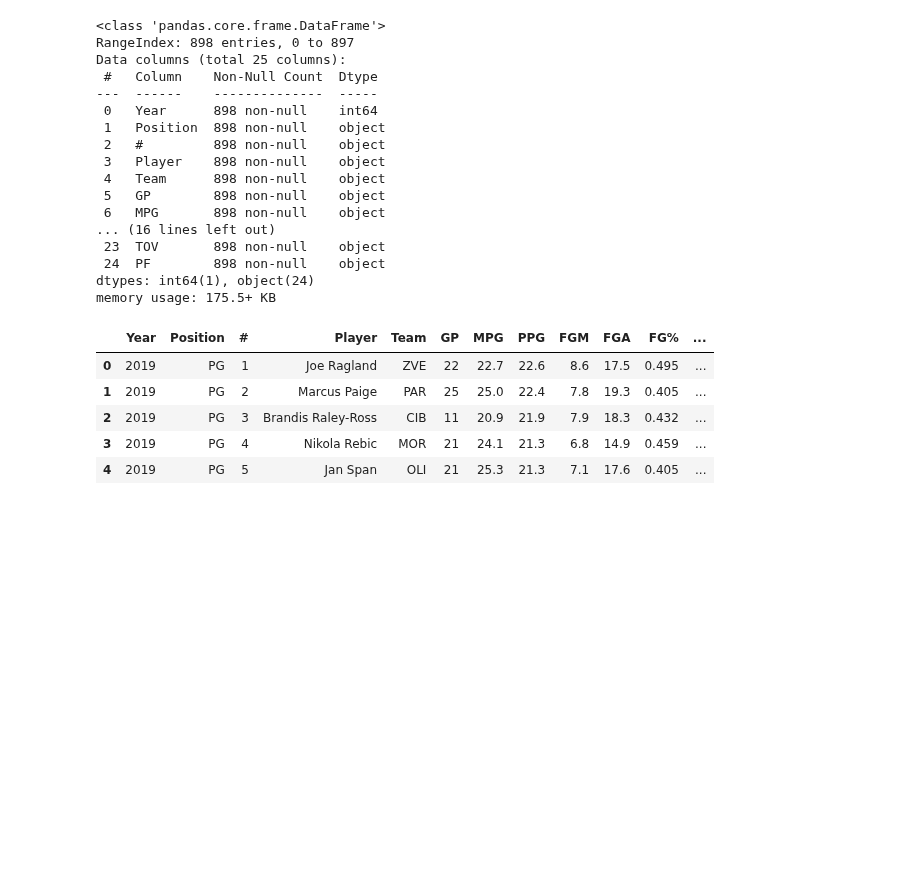
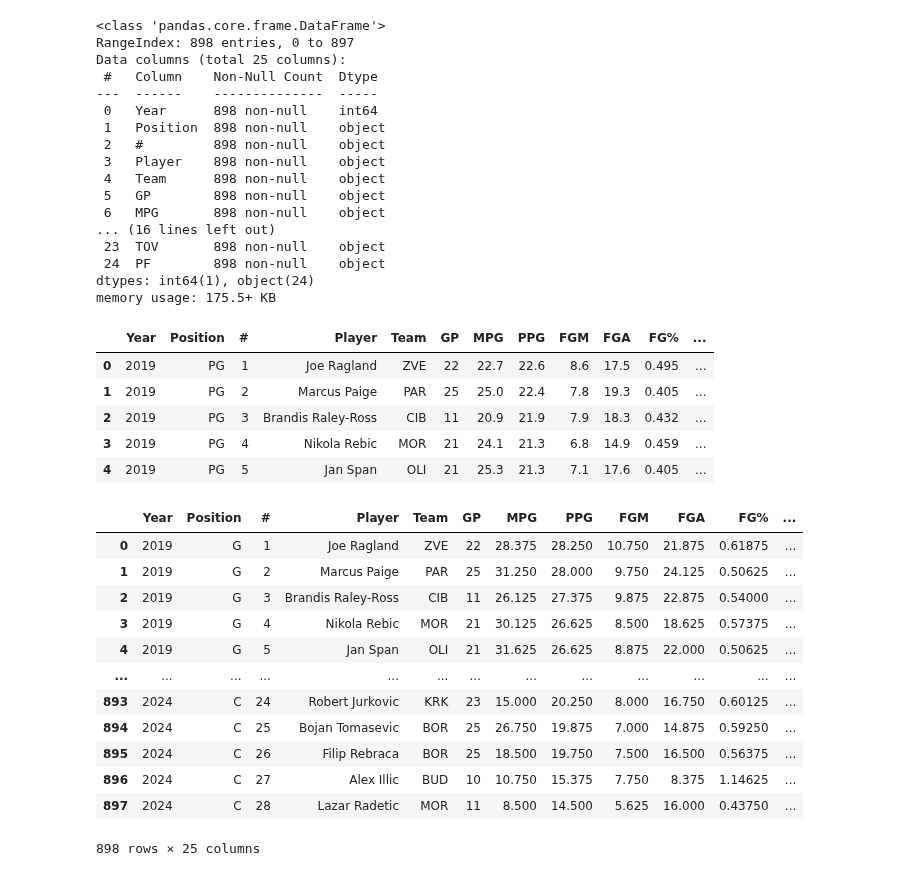
Before and after one commit to NEAT-Scouting-Data-Analytics/NEAT-Scouting-Data-Analytics, a Jupyter notebook: Adriatic/scrape_aba_stats.ipynb, the cells around one changed output. Saved outputs shown, nothing was run; the diff lists cells and outputs as text; code cells hidden in the pictures; blank space fills up the shorter version.

```diff
--- a/Adriatic/scrape_aba_stats.ipynb
+++ b/Adriatic/scrape_aba_stats.ipynb
@@ -113,9 +113,22 @@ df['Position'] = df['Position'].replace(['SF', 'PF'], 'F')
 # %%
 # Convert stats from 48 minutes to 100 possessions
 df.loc[:, 'MPG':] = df.loc[:,'MPG':].mul(1.25)
-# %%
-# Add new column with league name
-df['League'] = 'Adriatic ABA'
+# %%
+df
+# %% [output]
+|  | Year | Position | # | Player | Team | GP | MPG | PPG | FGM | FGA | FG% | ... |
+| 0 | 2019 | G | 1 | Joe Ragland | ZVE | 22 | 28.375 | 28.250 | 10.750 | 21.875 | 0.61875 | ... |
+| 1 | 2019 | G | 2 | Marcus Paige | PAR | 25 | 31.250 | 28.000 | 9.750 | 24.125 | 0.50625 | ... |
+| 2 | 2019 | G | 3 | Brandis Raley-Ross | CIB | 11 | 26.125 | 27.375 | 9.875 | 22.875 | 0.54000 | ... |
+| 3 | 2019 | G | 4 | Nikola Rebic | MOR | 21 | 30.125 | 26.625 | 8.500 | 18.625 | 0.57375 | ... |
+| 4 | 2019 | G | 5 | Jan Span | OLI | 21 | 31.625 | 26.625 | 8.875 | 22.000 | 0.50625 | ... |
+| ... | ... | ... | ... | ... | ... | ... | ... | ... | ... | ... | ... | ... |
+| 893 | 2024 | C | 24 | Robert Jurkovic | KRK | 23 | 15.000 | 20.250 | 8.000 | 16.750 | 0.60125 | ... |
+| 894 | 2024 | C | 25 | Bojan Tomasevic | BOR | 25 | 26.750 | 19.875 | 7.000 | 14.875 | 0.59250 | ... |
+| 895 | 2024 | C | 26 | Filip Rebraca | BOR | 25 | 18.500 | 19.750 | 7.500 | 16.500 | 0.56375 | ... |
+| 896 | 2024 | C | 27 | Alex Illic | BUD | 10 | 10.750 | 15.375 | 7.750 | 8.375 | 1.14625 | ... |
+| 897 | 2024 | C | 28 | Lazar Radetic | MOR | 11 | 8.500 | 14.500 | 5.625 | 16.000 | 0.43750 | ... |
+898 rows × 25 columns
 # %%
 # Saving DataFrame to a CSV file
 df.to_csv('aba_stats.csv', index=False)
```
Also changed, not shown: 29 other files.
